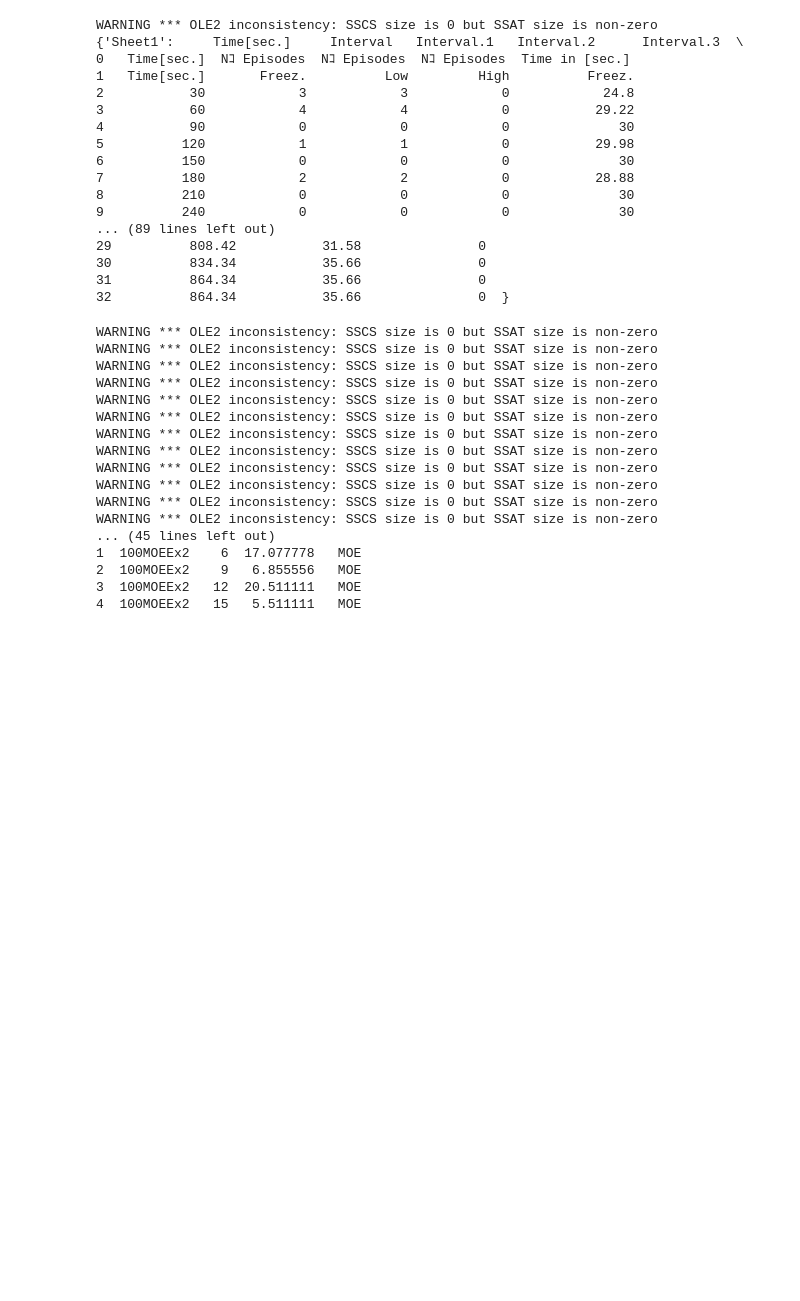
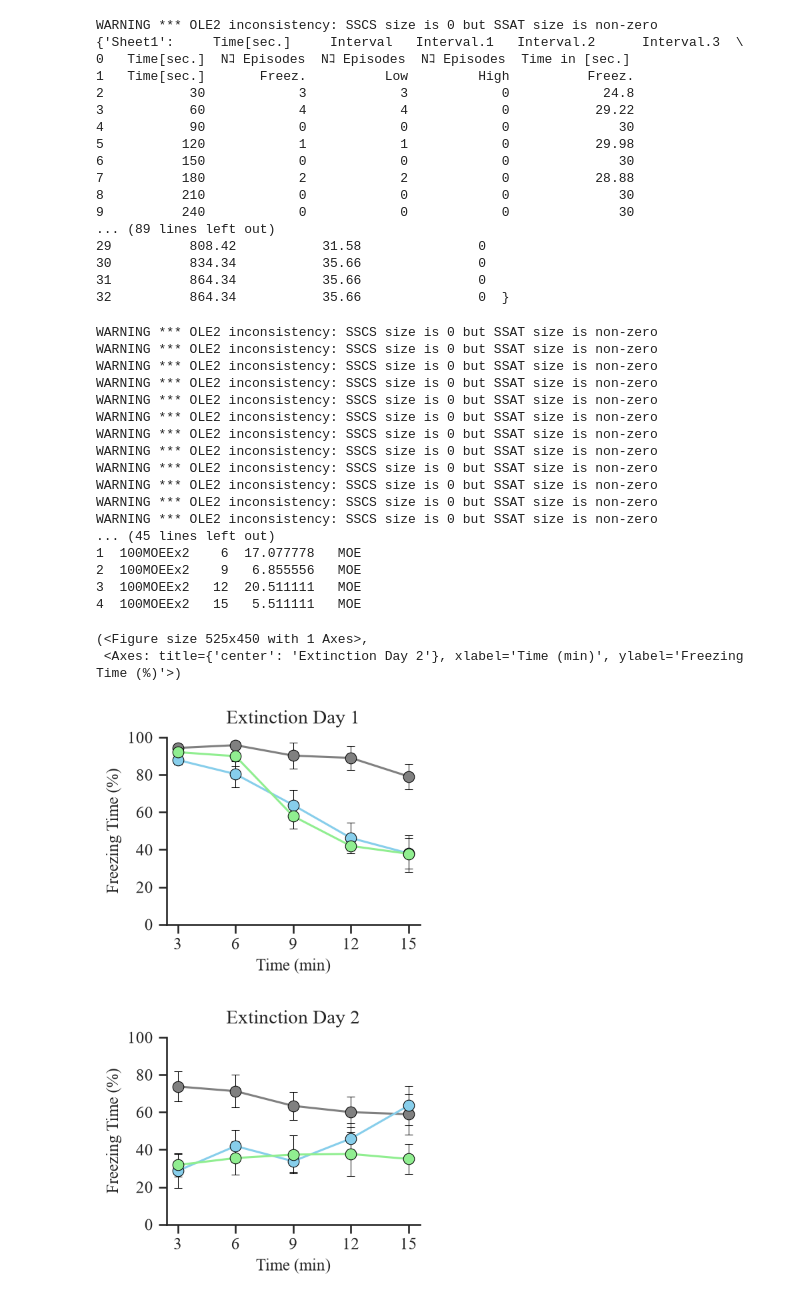
Before and after one commit to RyoShimoda/Python_MSSE_analysis, a Jupyter notebook: scripts/python_Fear_Extinction.ipynb, the cells around one changed output. Cells and saved outputs as stored; diff of their text form; code cells hidden in the pictures; blank space fills up the shorter version.

```diff
--- a/scripts/python_Fear_Extinction.ipynb
+++ b/scripts/python_Fear_Extinction.ipynb
@@ -195,0 +444,27 @@ WARNING *** OLE2 inconsistency: SSCS size is 0 but SSAT size is non-zero
+# %%
+# 関数を使ってグラフを描画 (seaborn)
+
+plot_save(
+    dataEx1_per3,
+    title="Extinction Day 1",
+    group_order=["SED", "LIE", "MOE"],
+    save_path=r"C:\Users\sryoh\Documents\Python_MSSE_analysis\Results\Plots\Ex1_per3.png",
+    show_legend=False,
+    figsize=(3.5, 3),
+    method="seaborn",
+)
+
+plot_save(
+    dataEx2_per3,
+    title="Extinction Day 2",
+    group_order=["SED", "LIE", "MOE"],
+    save_path=r"C:\Users\sryoh\Documents\Python_MSSE_analysis\Results\Plots\Ex2_per3.png",
+    show_legend=False,
+    figsize=(3.5,3),
+    method="seaborn",
+)
+# %% [output]
+(<Figure size 525x450 with 1 Axes>,
+ <Axes: title={'center': 'Extinction Day 2'}, xlabel='Time (min)', ylabel='Freezing Time (%)'>)
+[figure, added]
+[figure, added]
```
Also changed, not shown: parts of 1 cell of this notebook.
